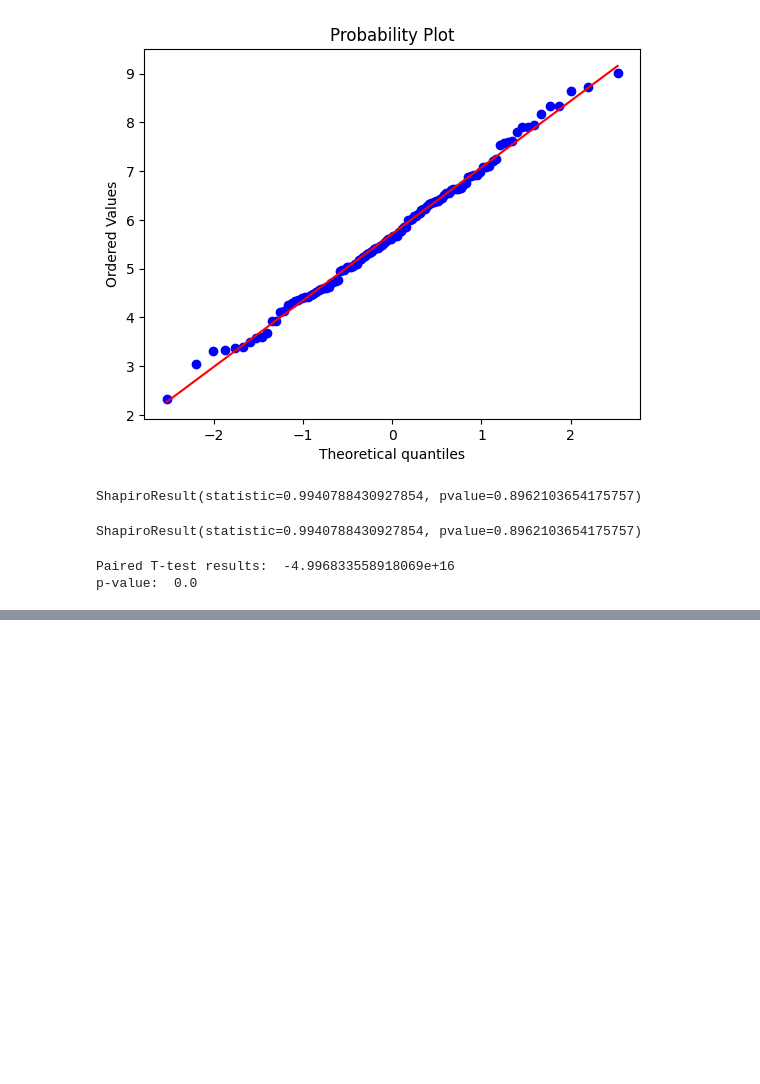
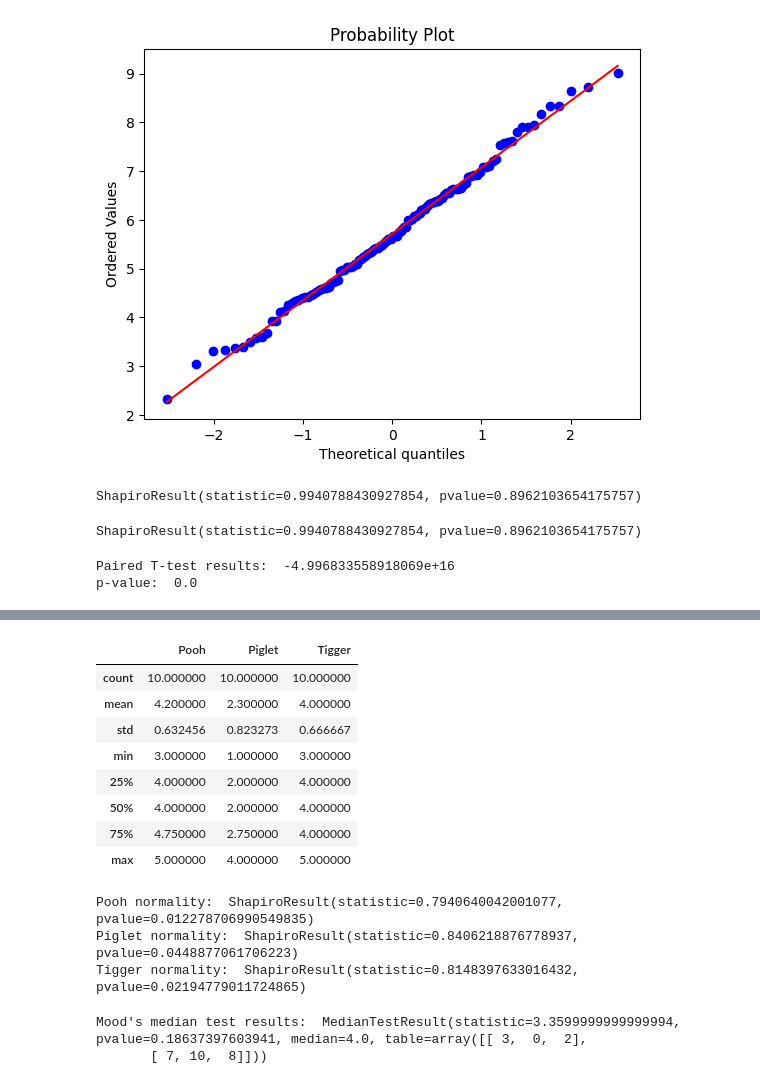
Before and after one commit to parth-gz/Data-Science, a Jupyter notebook: 17 - Hypothesis Testing/hypothesis_testing.ipynb, the cells around one changed output, grey strips where cells are left out. Drawn from its saved outputs; the diff is of its cells as text; code cells hidden in the pictures; blank space fills up the shorter version.

Commit message:
Added more new tests

```diff
--- a/17 - Hypothesis Testing/hypothesis_testing.ipynb
+++ b/17 - Hypothesis Testing/hypothesis_testing.ipynb
@@ -218,0 +268,4 @@ p-value:  0.0
+# %%
+#Objective: Are the medians of Pooh, Piglet and Tigger statistically equal
+animals=pd.read_csv('animals.csv')
+animals.head()
@@ -218,0 +279,21 @@ p-value:  0.0
+# %%
+animals.describe()
+# %% [output]
+|  | Pooh | Piglet | Tigger |
+| count | 10.000000 | 10.000000 | 10.000000 |
+| mean | 4.200000 | 2.300000 | 4.000000 |
+| std | 0.632456 | 0.823273 | 0.666667 |
+| min | 3.000000 | 1.000000 | 3.000000 |
+| 25% | 4.000000 | 2.000000 | 4.000000 |
+| 50% | 4.000000 | 2.000000 | 4.000000 |
+| 75% | 4.750000 | 2.750000 | 4.000000 |
+| max | 5.000000 | 4.000000 | 5.000000 |
+# %%
+#Normality tests
+print("Pooh normality: ", stats.shapiro(animals.Pooh))
+print("Piglet normality: ", stats.shapiro(animals.Piglet))
+print("Tigger normality: ", stats.shapiro(animals.Tigger))
+# %% [output]
+Pooh normality:  ShapiroResult(statistic=0.7940640042001077, pvalue=0.012278706990549835)
+Piglet normality:  ShapiroResult(statistic=0.8406218876778937, pvalue=0.0448877061706223)
+Tigger normality:  ShapiroResult(statistic=0.8148397633016432, pvalue=0.02194779011724865)
@@ -218,0 +305,7 @@ p-value:  0.0
+# %%
+#Median test
+mood_test_result=stats.median_test(animals.Pooh,animals.Piglet,animals.Tigger)
+print("Mood's median test results: ",mood_test_result)
+# %% [output]
+Mood's median test results:  MedianTestResult(statistic=3.3599999999999994, pvalue=0.18637397603941, median=4.0, table=array([[ 3,  0,  2],
+       [ 7, 10,  8]]))
```
Also changed, not shown: parts of 27 cells of this notebook.
